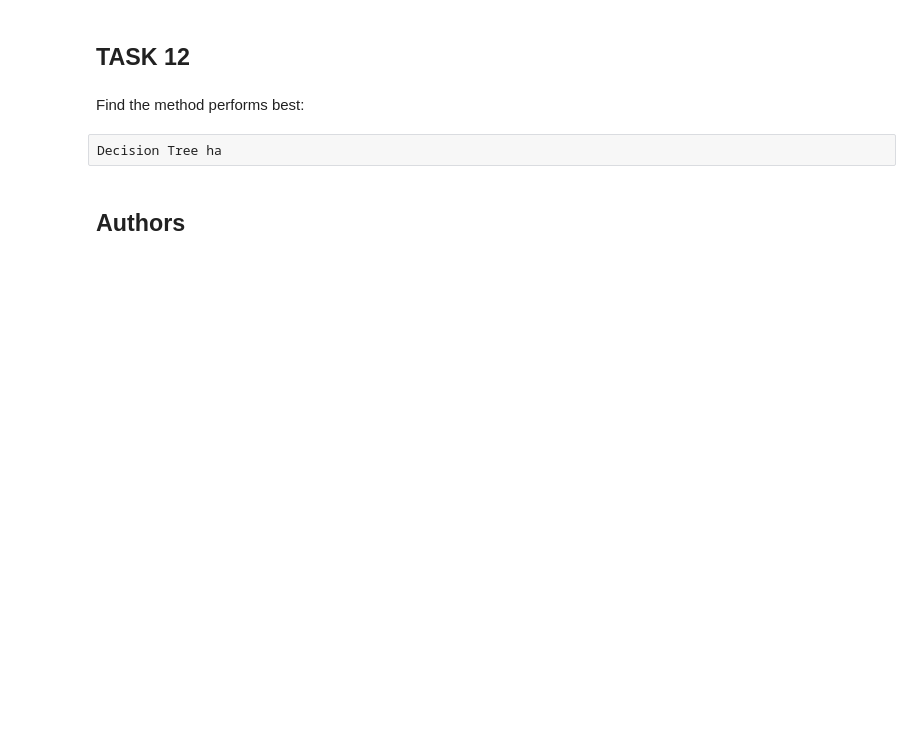
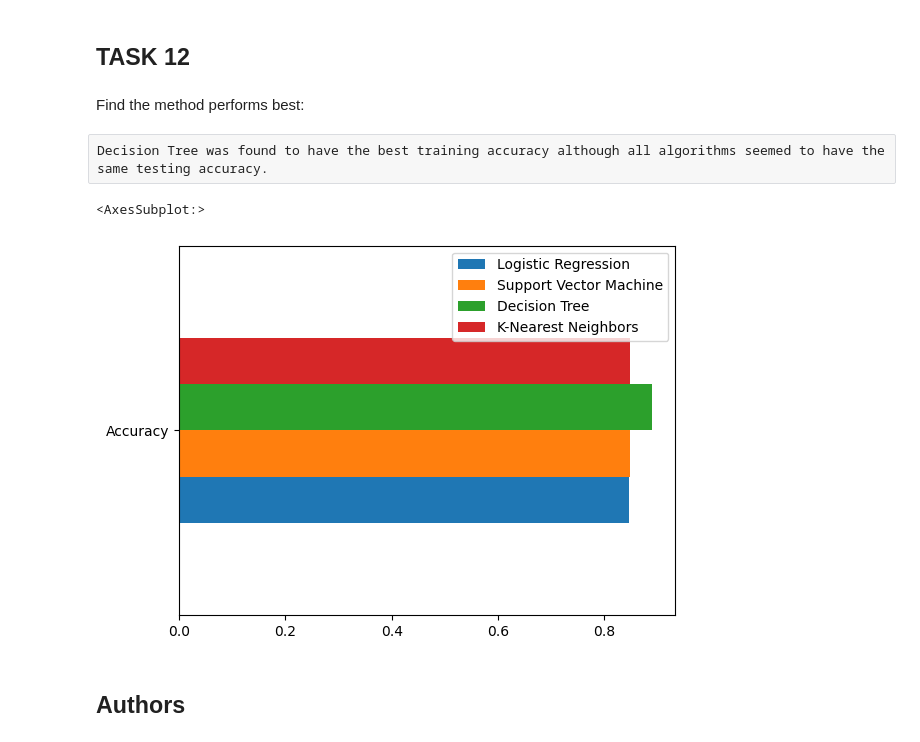
Before and after one commit to ArsalanHashmi777/Courepo, a Jupyter notebook: Prediction(Classification).ipynb, the cells around one changed output. Cells and saved outputs as stored; diff of their text form; code cells hidden in the pictures; blank space fills up the shorter version.

```diff
--- a/Prediction(Classification).ipynb
+++ b/Prediction(Classification).ipynb
@@ -336,8 +336,21 @@ plot_confusion_matrix(Y_test,yhat)
 ## TASK  12
 # %% [markdown]
 Find the method performs best:
-# %% [raw]
-Decision Tree ha
+# %% [raw]
+Decision Tree was found to have the best training accuracy although all algorithms seemed to have the same testing accuracy.
+# %%
+log_reg_acc = logreg_cv.best_score_
+svm_acc = svm_cv.best_score_
+tree_acc = tree_cv.best_score_
+knn_acc = knn_cv.best_score_
+
+df_acc = pd.DataFrame({"Logistic Regression": log_reg_acc, "Support Vector Machine": svm_acc, "Decision Tree": tree_acc,
+                       "K-Nearest Neighbors": knn_acc}, index=["Accuracy"])
+
+df_acc.plot(kind="barh")
+# %% [output]
+<AxesSubplot:>
+[figure, added]
 # %% [markdown]
 ## Authors
 # %% [markdown]
```
Also changed, not shown: parts of 5 cells of this notebook.
